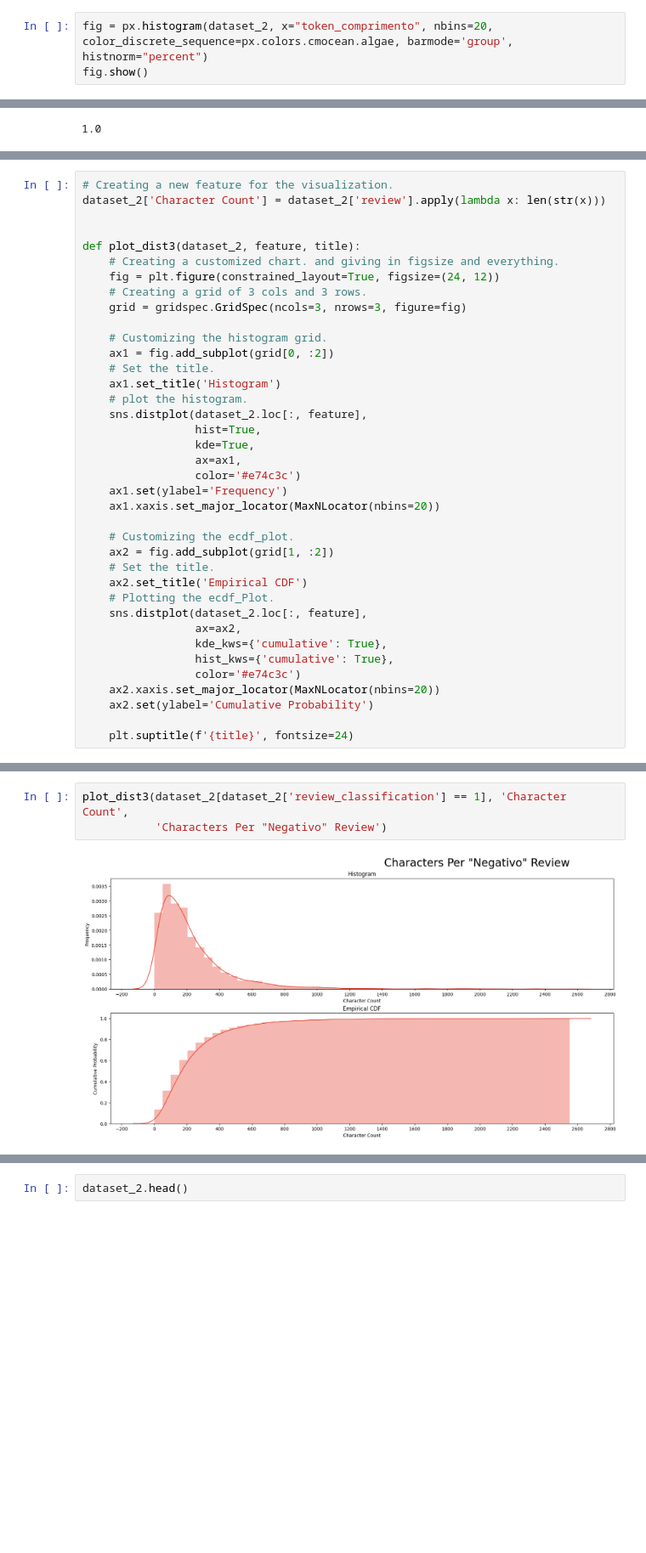
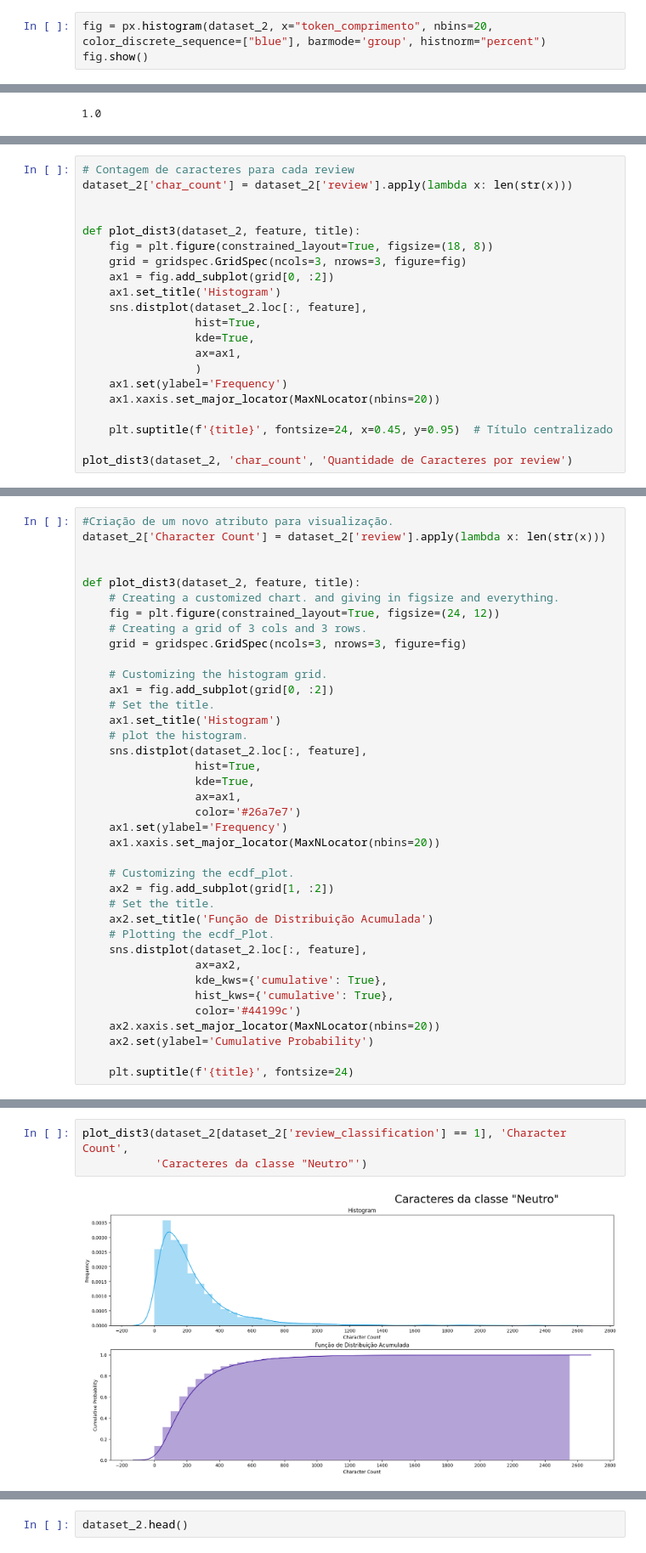
Before and after one commit to higordevellard/hotel_sentiment_analysis, a Jupyter notebook: NLP_Hotel_Reviews.ipynb, the cells around one changed output, grey strips where cells are left out. Shown at 85% size. Drawn from its saved outputs; the diff is of its cells as text; blank space fills up the shorter version.

```diff
--- a/NLP_Hotel_Reviews.ipynb
+++ b/NLP_Hotel_Reviews.ipynb
@@ -436,7 +459,7 @@ tokenizer = BertTokenizer.from_pretrained('bert-base-uncased',
 # data tokenize with bert tokenizer
 dataset_2["BERT_token_comprimento"] = dataset_2["review"].apply(lambda x: len(tokenizer(x, add_special_tokens=False)["input_ids"]))
 # %%
-fig = px.histogram(dataset_2, x="token_comprimento", nbins=20, color_discrete_sequence=px.colors.cmocean.algae, barmode='group', histnorm="percent")
+fig = px.histogram(dataset_2, x="token_comprimento", nbins=20, color_discrete_sequence=["blue"], barmode='group', histnorm="percent")
 fig.show()
 # %% [output]
 [interactive output not drawn]
@@ -476,0 +495,21 @@ Review Lengths
+# %%
+# Contagem de caracteres para cada review
+dataset_2['char_count'] = dataset_2['review'].apply(lambda x: len(str(x)))
+
+
+def plot_dist3(dataset_2, feature, title):
+    fig = plt.figure(constrained_layout=True, figsize=(18, 8))
+    grid = gridspec.GridSpec(ncols=3, nrows=3, figure=fig)
+    ax1 = fig.add_subplot(grid[0, :2])
+    ax1.set_title('Histogram')
+    sns.distplot(dataset_2.loc[:, feature],
+                 hist=True,
+                 kde=True,
+                 ax=ax1,
+                 )
+    ax1.set(ylabel='Frequency')
+    ax1.xaxis.set_major_locator(MaxNLocator(nbins=20))
+
+    plt.suptitle(f'{title}', fontsize=24, x=0.45, y=0.95)  # Título centralizado
+
+plot_dist3(dataset_2, 'char_count', 'Quantidade de Caracteres por review')
@@ -477,5 +522,5 @@ Review Lengths
 # %%
-# Creating a new feature for the visualization.
+#Criação de um novo atributo para visualização.
 dataset_2['Character Count'] = dataset_2['review'].apply(lambda x: len(str(x)))
 
 
@@ -494,20 +539,20 @@ def plot_dist3(dataset_2, feature, title):
                  hist=True,
                  kde=True,
                  ax=ax1,
-                 color='#e74c3c')
+                 color='#26a7e7')
     ax1.set(ylabel='Frequency')
     ax1.xaxis.set_major_locator(MaxNLocator(nbins=20))
 
     # Customizing the ecdf_plot.
     ax2 = fig.add_subplot(grid[1, :2])
     # Set the title.
-    ax2.set_title('Empirical CDF')
+    ax2.set_title('Função de Distribuição Acumulada')
     # Plotting the ecdf_Plot.
     sns.distplot(dataset_2.loc[:, feature],
                  ax=ax2,
                  kde_kws={'cumulative': True},
                  hist_kws={'cumulative': True},
-                 color='#e74c3c')
+                 color='#44199c')
     ax2.xaxis.set_major_locator(MaxNLocator(nbins=20))
     ax2.set(ylabel='Cumulative Probability')
 
@@ -520,7 +570,7 @@ plot_dist3(dataset_2[dataset_2['review_classification'] == 0], 'Character Count'
 # %%
 plot_dist3(dataset_2[dataset_2['review_classification'] == 1], 'Character Count',
-           'Characters Per "Negativo" Review')
+           'Caracteres da classe "Neutro"')
 # %% [output]
-[figure, old version]
+[figure, new version]
 # %%
 plot_dist3(dataset_2[dataset_2['review_classification'] == 2], 'Character Count',
```
Also changed, not shown: parts of 68 cells of this notebook.
